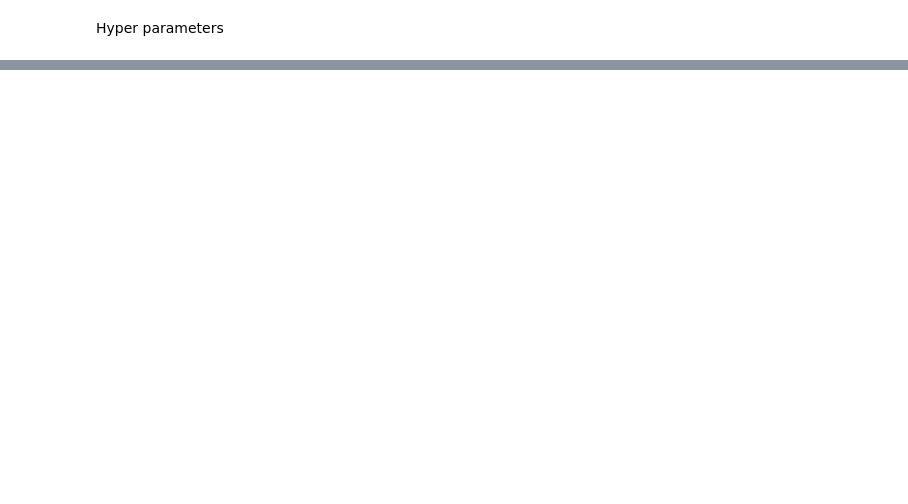
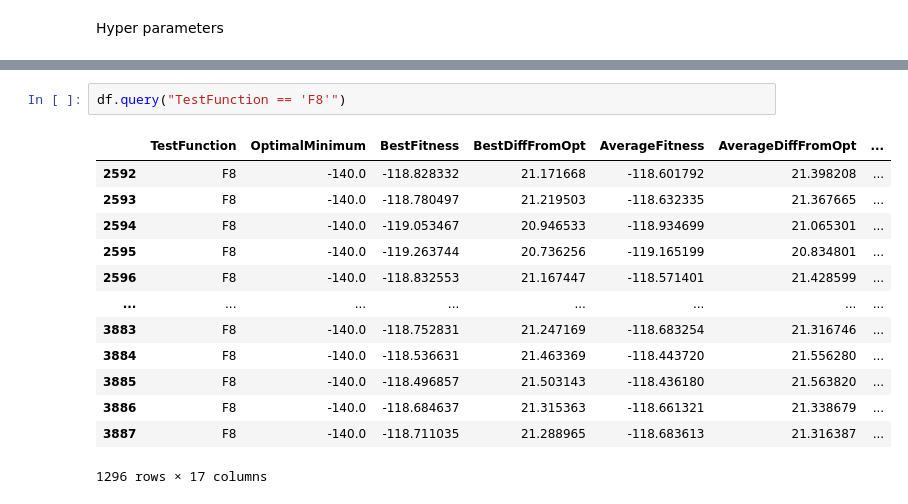
Before and after one commit to csupika/F21BC-CW2-GA-PSO, a Jupyter notebook: GA_notebook.ipynb, the cells around one changed output, grey strips where cells are left out. Cells and saved outputs as stored; diff of their text form; blank space fills up the shorter version.

```diff
--- a/GA_notebook.ipynb
+++ b/GA_notebook.ipynb
@@ -127,0 +162,16 @@ df
+# %%
+df.query("TestFunction == 'F8'")
+# %% [output]
+|  | TestFunction | OptimalMinimum | BestFitness | BestDiffFromOpt | AverageFitness | AverageDiffFromOpt | ... |
+| 2592 | F8 | -140.0 | -118.828332 | 21.171668 | -118.601792 | 21.398208 | ... |
+| 2593 | F8 | -140.0 | -118.780497 | 21.219503 | -118.632335 | 21.367665 | ... |
+| 2594 | F8 | -140.0 | -119.053467 | 20.946533 | -118.934699 | 21.065301 | ... |
+| 2595 | F8 | -140.0 | -119.263744 | 20.736256 | -119.165199 | 20.834801 | ... |
+| 2596 | F8 | -140.0 | -118.832553 | 21.167447 | -118.571401 | 21.428599 | ... |
+| ... | ... | ... | ... | ... | ... | ... | ... |
+| 3883 | F8 | -140.0 | -118.752831 | 21.247169 | -118.683254 | 21.316746 | ... |
+| 3884 | F8 | -140.0 | -118.536631 | 21.463369 | -118.443720 | 21.556280 | ... |
+| 3885 | F8 | -140.0 | -118.496857 | 21.503143 | -118.436180 | 21.563820 | ... |
+| 3886 | F8 | -140.0 | -118.684637 | 21.315363 | -118.661321 | 21.338679 | ... |
+| 3887 | F8 | -140.0 | -118.711035 | 21.288965 | -118.683613 | 21.316387 | ... |
+1296 rows × 17 columns
```
Also changed, not shown: parts of 18 cells of this notebook.
